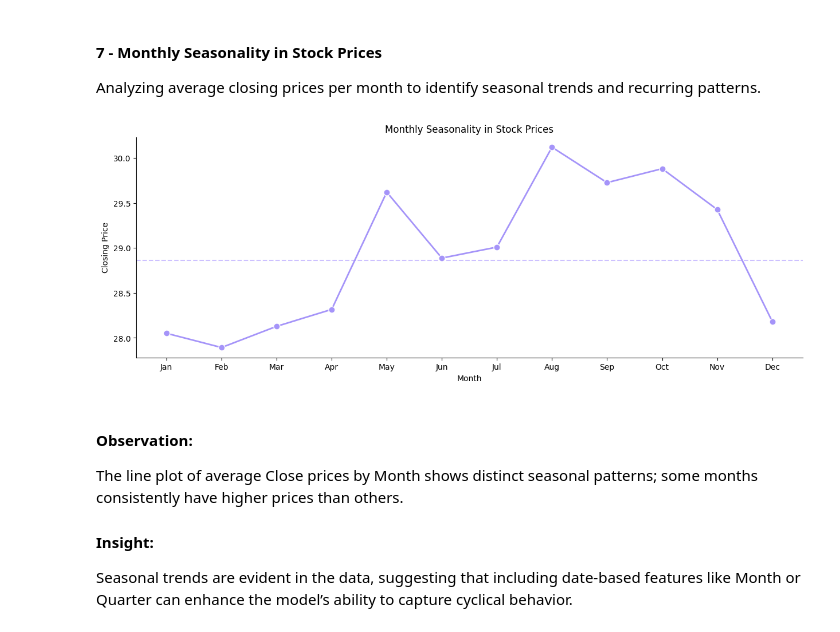
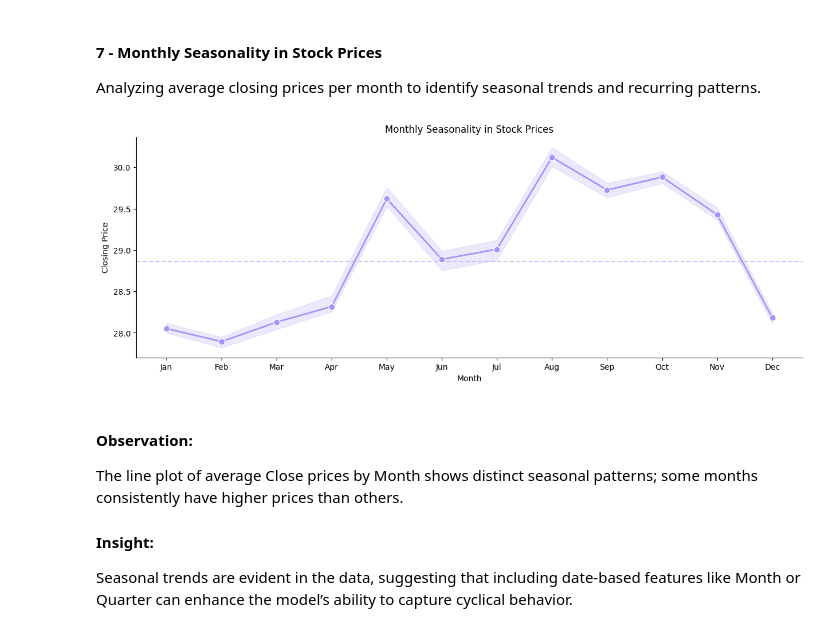
Before and after one commit to Sudais-shah/Saudi-Aramco-Stock-Price-Prediction-Model, a Jupyter notebook: Saudi Aramco Stock Price Prediction Model.ipynb, the cells around one changed output. Saved outputs shown, nothing was run; the diff lists cells and outputs as text; code cells hidden in the pictures.

```diff
--- a/Saudi Aramco Stock Price Prediction Model.ipynb
+++ b/Saudi Aramco Stock Price Prediction Model.ipynb
@@ -358,20 +360,20 @@ Periods with unusual spikes in volume or volatility may coincide with external e
 # %%
 df['Month'] = df['Date'].dt.month
 # Plot average close price per month
 plt.figure(figsize=(15, 5))
 sns.lineplot(data=df, x="Month", y="Close", marker='o', markersize=8,markeredgecolor='white', linewidth=2, color=color1,
-             markeredgewidth=1, ci=None)
+             markeredgewidth=1, ci=20)
 # Mean line
 plt.axhline(df['Close'].mean(), color=color2, linestyle='--', linewidth=1.5, label=f'Mean: {df["Close"].mean():.2f}', zorder=1)
 sns.despine()
 plt.xlabel("Month")
 plt.ylabel("Closing Price")
 plt.title("Monthly Seasonality in Stock Prices")
 plt.xticks(ticks=range(1, 13), labels=['Jan', 'Feb', 'Mar', 'Apr', 'May', 'Jun',
                                      'Jul', 'Aug', 'Sep', 'Oct', 'Nov', 'Dec'])
 plt.show()
 # %% [output]
-[figure, old version]
+[figure, new version]
 # %% [markdown]
 #### Observation:
 
```
Also changed, not shown: parts of 38 cells of this notebook.
